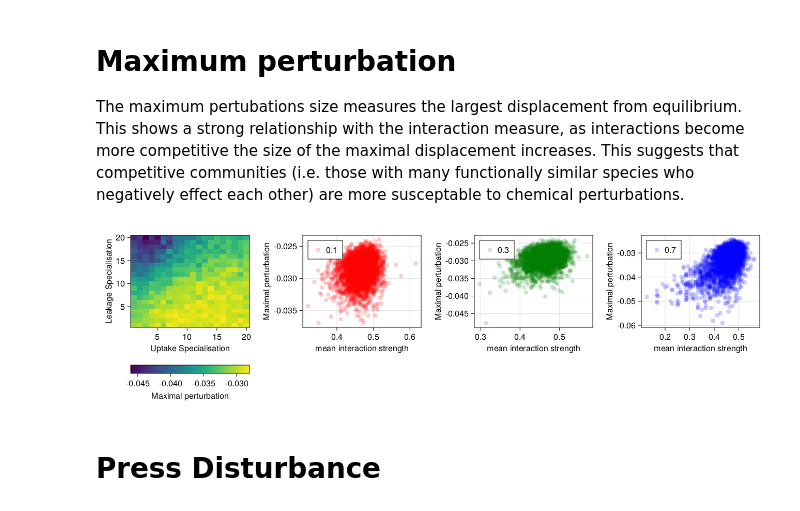
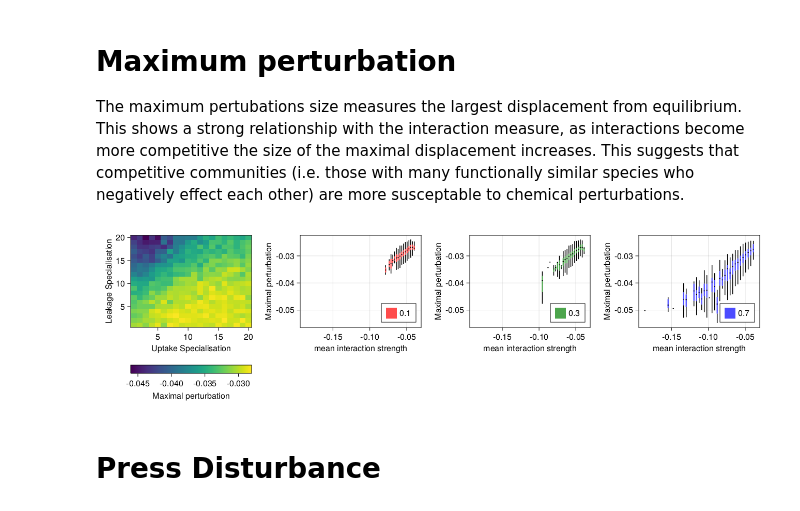
Before and after one commit to CleggTom/chemicalstressors, a Jupyter notebook: notebooks/detox_stress_model.ipynb, the cells around one changed output. Cells and saved outputs as stored; diff of their text form; code cells hidden in the pictures.

```diff
--- a/notebooks/detox_stress_model.ipynb
+++ b/notebooks/detox_stress_model.ipynb
@@ -261,35 +292,41 @@ The maximum pertubations size measures the largest displacement from equilibrium
 # %%
 max_p = map(x -> x[1], analysis["max_p"])
 R = mean(max_p[:,:,:,3,1],dims=(1))[1,:,:]
 
 f = Figure(resolution = (1300,350))
 
 ax = Axis(f[1,1], xlabel = "Uptake Specialisation", ylabel = "Leakage Specialisation")
 heatmap!(ax,R, colormap = :viridis)
 
 Colorbar(f[2,1], colormap = :viridis, vertical = false, flipaxis = false, label = "Maximal perturbation", limits = extrema(R))
 
 ax = [Axis(f[1,i + 1], ylabel = "Maximal perturbation", xlabel = "mean interaction strength") for i = 1:3]
 res = zeros(20,3)
 
 c = ["red","green","blue"]
 
 
 ρ = 1
 
 # #rescale rates
 for l = 1:3
-        R = max_p[:,:,:,l,ρ][:]
-        a = prop_pos[:,:,:,l,ρ][:]
-        indxR = findall(R .== R)
-        scatter!(ax[l], (a[indxR]), R[indxR], label = string(λ_vec[l]), color = (c[l],0.2))
+        mp = max_p[:,:,:,l,ρ][:]
+        a = a_mean[:,:,:,l,ρ][:]
+
+        bins = range(minimum(a)-0.1,maximum(a)+0.1,length = 100)
+        a_bin = map(x -> findfirst(x .< bins), a)
+        w = (bins[1:end-1] .+ bins[2:end]) ./ 2
+
+        indxR = findall(mp .== mp)
+        boxplot!(ax[l], (w[a_bin[indxR]]), mp[indxR], label = string(λ_vec[l]), color = (c[l],0.7), show_outliers = false, width = 0.002)
 end
 
-axislegend.(ax, position = :lt)
+axislegend.(ax, position = :rb)
+linkaxes!(ax...)
 
 f
 # %% [output]
-[figure, old version]
+[figure, new version]
 # %% [markdown]
 # Press Disturbance
 # %%
```
Also changed, not shown: parts of 7 cells of this notebook.
